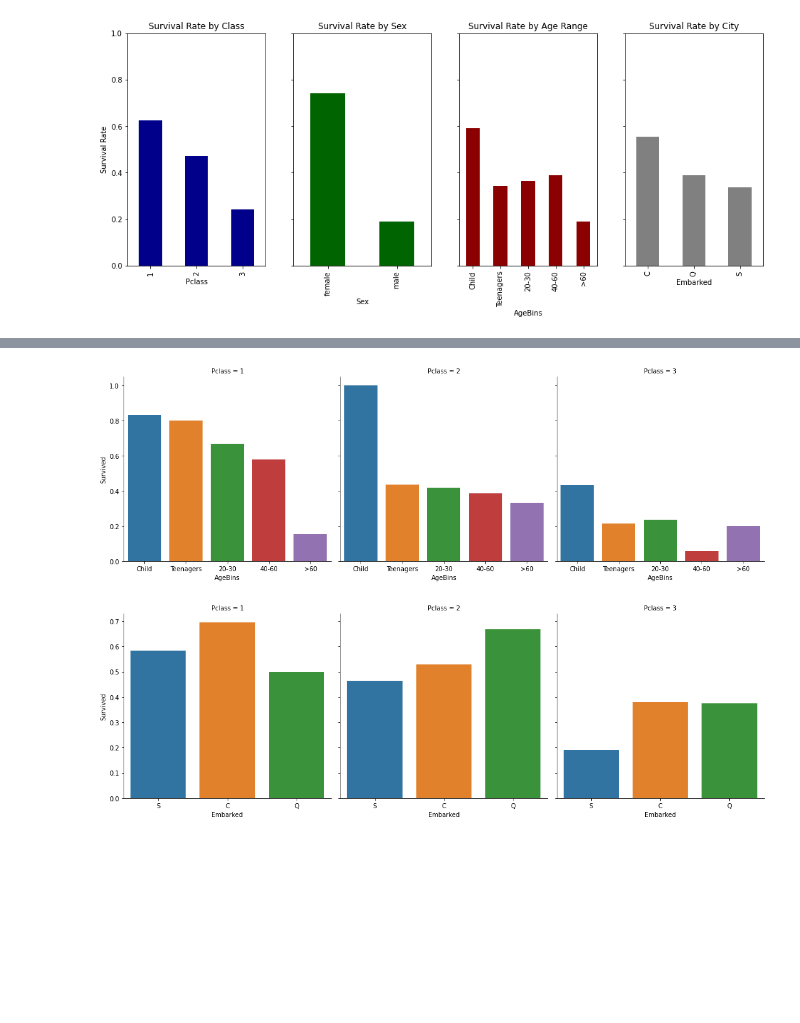
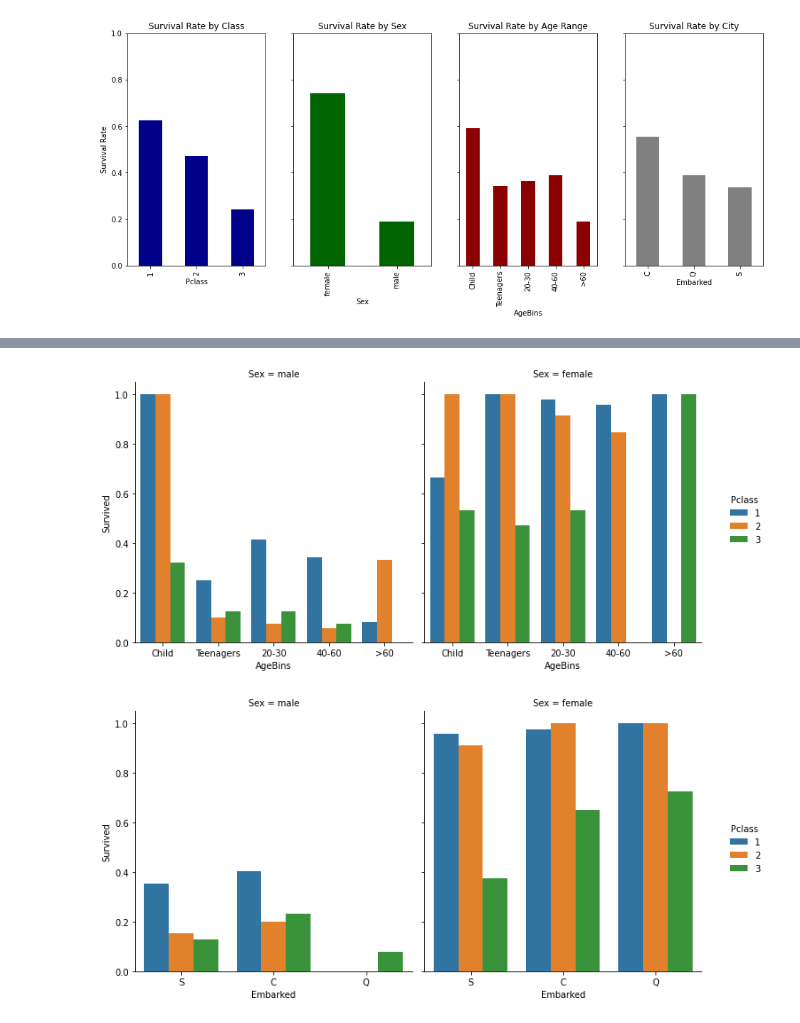
Before and after one commit to danm00nster/zaliczenie_IDW, a Jupyter notebook: Zaliczenie_IWD_Daniel_Kwiecinski.ipynb, the cells around one changed output, grey strips where cells are left out. Saved outputs shown, nothing was run; the diff lists cells and outputs as text; code cells hidden in the pictures; blank space fills up the shorter version.

```diff
--- a/Zaliczenie_IWD_Daniel_Kwiecinski.ipynb
+++ b/Zaliczenie_IWD_Daniel_Kwiecinski.ipynb
@@ -751,7 +750,8 @@ print(titanic)
 titanic.drop(columns=['PassengerId','Name','Ticket','Cabin'], inplace=True)
 titanic["Age"].fillna(titanic['Age'].median(), inplace=True)
 titanic.dropna(inplace=True)
-#titanic.info()
+titanic['Pclass']=titanic['Pclass'].astype('object')
+titanic.info()
 # %% [output]
      PassengerId  Survived  Pclass  \
 0              1         0       3
@@ -801,6 +801,6 @@ grouped_data.columns = ['Survived', 'Count']
 # %%
-fig = sns.catplot(x='AgeBins', y='Survived', col='Pclass', data=titanic, margin_titles=True, kind="bar", ci=None)
-fig = sns.catplot(x='Embarked', y='Survived', col='Pclass' , data=titanic, margin_titles=True, kind="bar", ci=None)
+fig = sns.catplot(x='AgeBins', y='Survived', hue='Pclass', col='Sex', data=titanic, margin_titles=True, kind="bar", ci=None)
+fig = sns.catplot(x='Embarked', y='Survived', hue='Pclass' ,col='Sex', data=titanic, margin_titles=True, kind="bar", ci=None)
 # %% [output]
-[figure, old version]
+[figure, new version]
-[figure, old version]
+[figure, new version]
```
Also changed, not shown: parts of 4 cells of this notebook.
